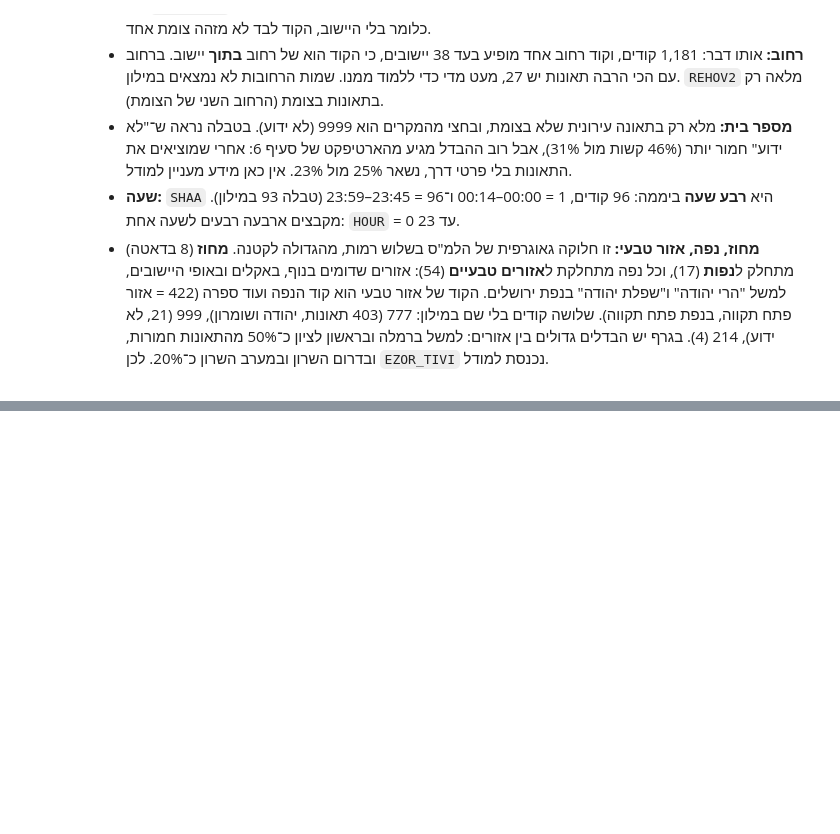
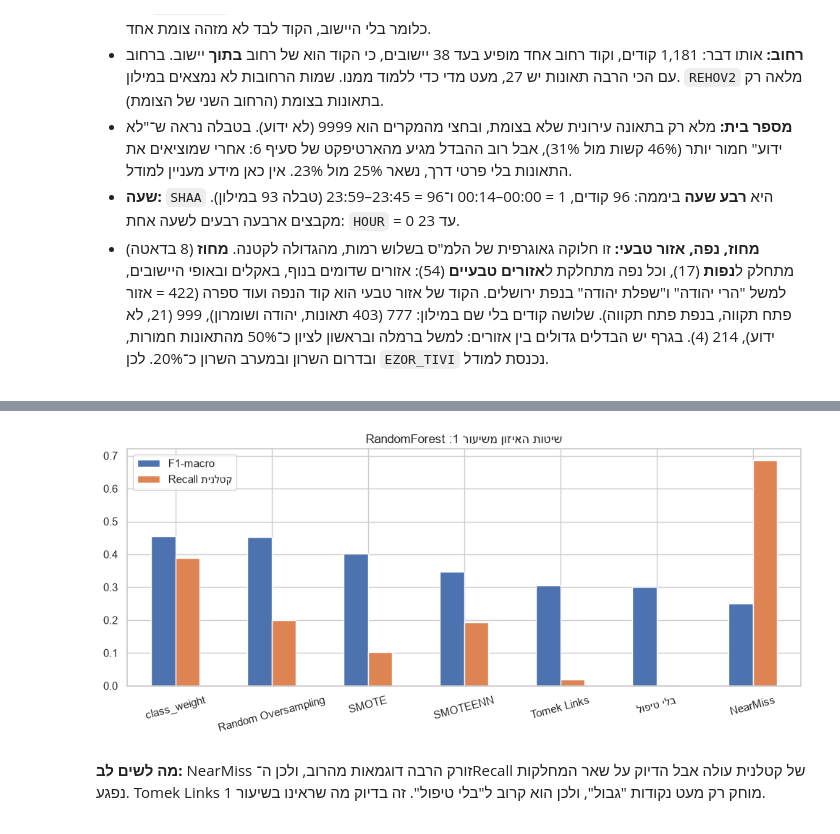
Before and after one commit to Maya171201/road-accidents-severity, a Jupyter notebook: notebooks/road_accidents_severity.ipynb, the cells around one changed output, grey strips where cells are left out. Saved outputs shown, nothing was run; the diff lists cells and outputs as text; code cells hidden in the pictures; blank space fills up the shorter version.

```diff
--- a/notebooks/01_eda.ipynb
+++ b/notebooks/road_accidents_severity.ipynb
@@ -623,0 +860,26 @@ cities   # יישובים עם 100 תאונות לפחות, מהחמור לקל
+# %%
+### CODE BY CLAUDE ###
+best_model_name = results.iloc[0]["model"]
+print("המודל המוביל מניסוי 1:", best_model_name)
+
+samplers = {
+    "בלי טיפול": None,
+    "Random Oversampling": RandomOverSampler(random_state=RANDOM_STATE),
+    "SMOTE": SMOTE(random_state=RANDOM_STATE),
+    "Tomek Links": TomekLinks(),
+    "NearMiss": NearMiss(version=1),
+    "SMOTEENN": SMOTEENN(random_state=RANDOM_STATE),
+}
+rows2 = []
+for balance_name, sampler in samplers.items():
+    model = make_models("none")[best_model_name]
+    res = cross_validate(make_pipeline(model, sampler), X_train, y_train, cv=CV, scoring=SCORING, n_jobs=1)
+    rows2.append({"איזון": balance_name, **{COLS_HE[m]: res[f"test_{m}"].mean() for m in SCORING}})
+    print(f"{balance_name:20s} F1-macro={rows2[-1]['F1-macro']:.3f}")
+# class_weight מניסוי 1, לאותו מודל
+cw_row = results[(results["model"] == best_model_name) & (results["balance"] == "class_weight")].iloc[0]
+rows2.append({"איזון": "class_weight", **{COLS_HE[m]: cw_row[m] for m in SCORING}})
+resampling = pd.DataFrame(rows2).round(3).sort_values("F1-macro", ascending=False)
+resampling.to_csv(FIGURES / "experiment2_resampling.csv", index=False, encoding="utf-8-sig")
+resampling
+####
@@ -623,0 +902,16 @@ cities   # יישובים עם 100 תאונות לפחות, מהחמור לקל
+# %%
+### CODE BY CLAUDE ###
+ax = resampling.set_index("איזון")[["F1-macro", "Recall קטלנית"]].plot.bar(figsize=(10, 4.5), rot=15)
+ax.set_title(f"שיטות האיזון משיעור 1: {best_model_name}")
+ax.set_xlabel("")
+plt.tight_layout(); plt.savefig(FIGURES / "10_resampling_methods.png", dpi=150); plt.show()
+####
+# %% [output]
+[figure, added]
+# %% [markdown]
+<div dir="rtl">
+
+**מה לשים לב:** NearMiss זורק הרבה דוגמאות מהרוב, ולכן ה־Recall של קטלנית עולה אבל הדיוק על שאר המחלקות נפגע.
+Tomek Links מוחק רק מעט נקודות "גבול", ולכן הוא קרוב ל"בלי טיפול". זה בדיוק מה שראינו בשיעור 1.
+
+</div>
```
Also changed, not shown: parts of 41 cells of this notebook, 2 other files.
